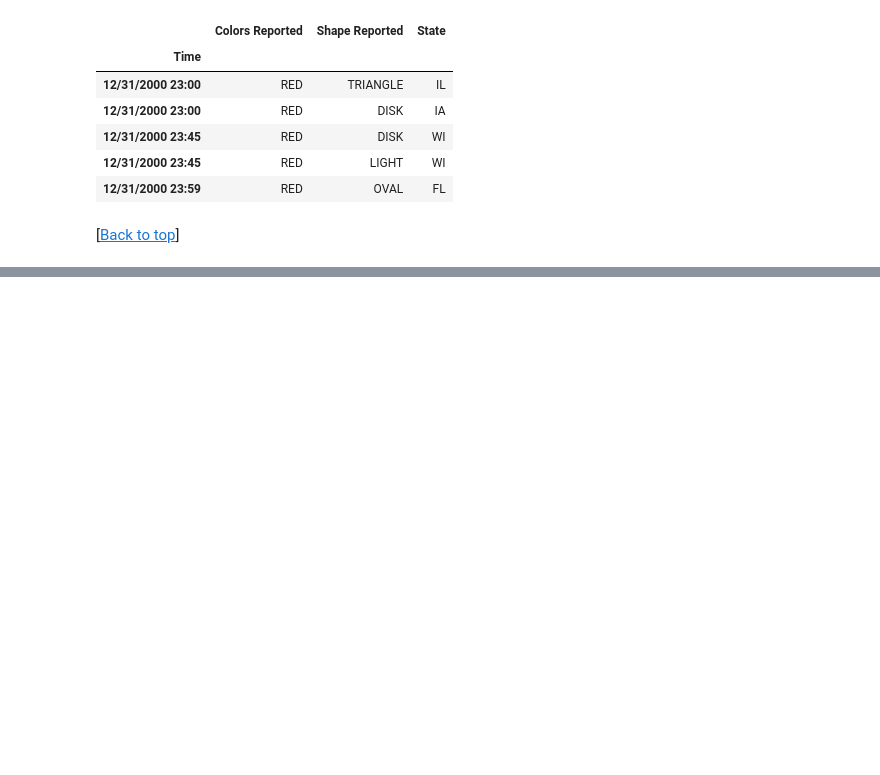
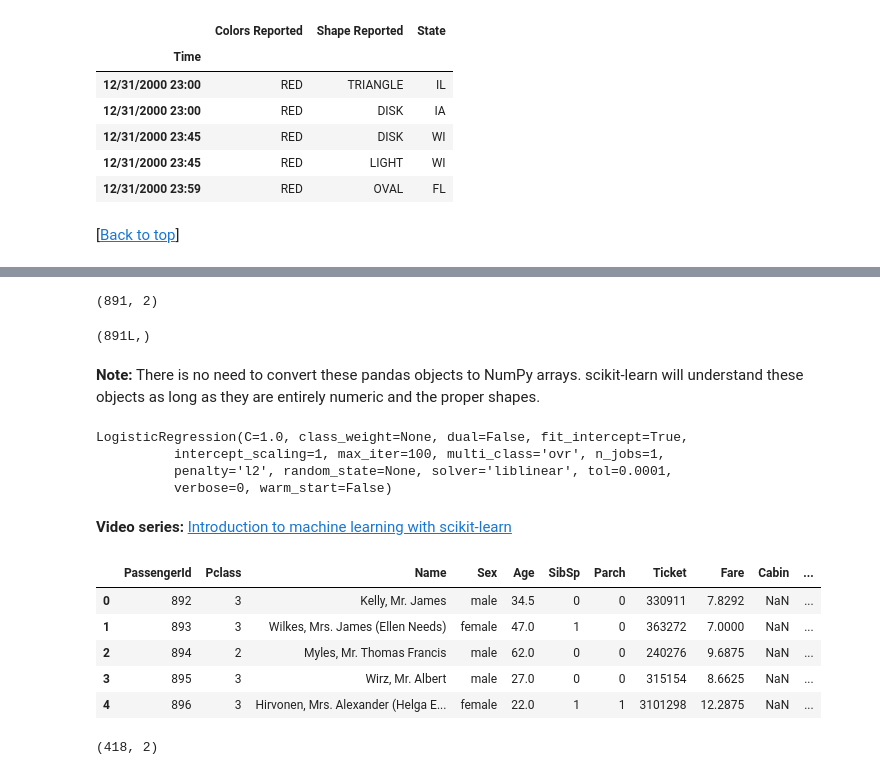
Before and after one commit to justmarkham/pandas-videos, a Jupyter notebook: pandas.ipynb, the cells around one changed output, grey strips where cells are left out. Cells and saved outputs as stored; diff of their text form; code cells hidden in the pictures; blank space fills up the shorter version.

```diff
--- a/pandas.ipynb
+++ b/pandas.ipynb
@@ -2016,0 +2213,44 @@ ufo.fillna(method='ffill').tail()
+# %%
+# create a feature matrix 'X' by selecting two DataFrame columns
+feature_cols = ['Pclass', 'Parch']
+X = train.loc[:, feature_cols]
+X.shape
+# %% [output]
+(891, 2)
+# %%
+# create a response vector 'y' by selecting a Series
+y = train.Survived
+y.shape
+# %% [output]
+(891L,)
+# %% [markdown]
+**Note:** There is no need to convert these pandas objects to NumPy arrays. scikit-learn will understand these objects as long as they are entirely numeric and the proper shapes.
+# %%
+# fit a classification model to the training data
+from sklearn.linear_model import LogisticRegression
+logreg = LogisticRegression()
+logreg.fit(X, y)
+# %% [output]
+LogisticRegression(C=1.0, class_weight=None, dual=False, fit_intercept=True,
+          intercept_scaling=1, max_iter=100, multi_class='ovr', n_jobs=1,
+          penalty='l2', random_state=None, solver='liblinear', tol=0.0001,
+          verbose=0, warm_start=False)
+# %% [markdown]
+**Video series:** [Introduction to machine learning with scikit-learn](https://www.youtube.com/playlist?list=PL5-da3qGB5ICeMbQuqbbCOQWcS6OYBr5A)
+# %%
+# read the testing dataset from Kaggle's Titanic competition into a DataFrame
+test = pd.read_csv('http://bit.ly/kaggletest')
+test.head()
+# %% [output]
+|  | PassengerId | Pclass | Name | Sex | Age | SibSp | Parch | Ticket | Fare | Cabin | ... |
+| 0 | 892 | 3 | Kelly, Mr. James | male | 34.5 | 0 | 0 | 330911 | 7.8292 | NaN | ... |
+| 1 | 893 | 3 | Wilkes, Mrs. James (Ellen Needs) | female | 47.0 | 1 | 0 | 363272 | 7.0000 | NaN | ... |
+| 2 | 894 | 2 | Myles, Mr. Thomas Francis | male | 62.0 | 0 | 0 | 240276 | 9.6875 | NaN | ... |
+| 3 | 895 | 3 | Wirz, Mr. Albert | male | 27.0 | 0 | 0 | 315154 | 8.6625 | NaN | ... |
+| 4 | 896 | 3 | Hirvonen, Mrs. Alexander (Helga E... | female | 22.0 | 1 | 1 | 3101298 | 12.2875 | NaN | ... |
+# %%
+# create a feature matrix from the testing data that matches the training data
+X_new = test.loc[:, feature_cols]
+X_new.shape
+# %% [output]
+(418, 2)
```
Also changed, not shown: parts of 32 cells of this notebook, 1 other file.
